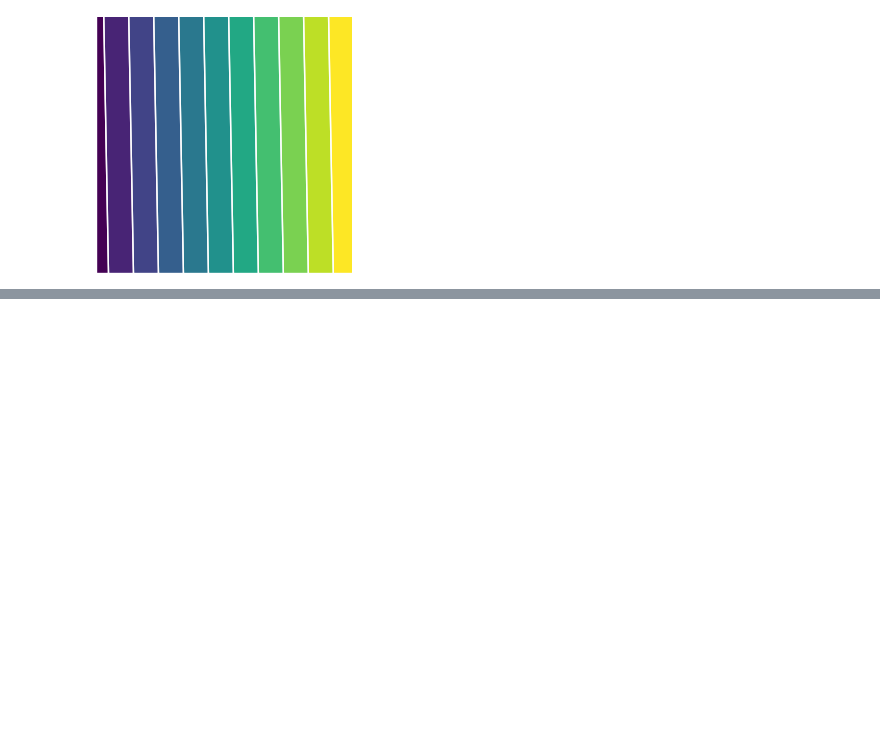
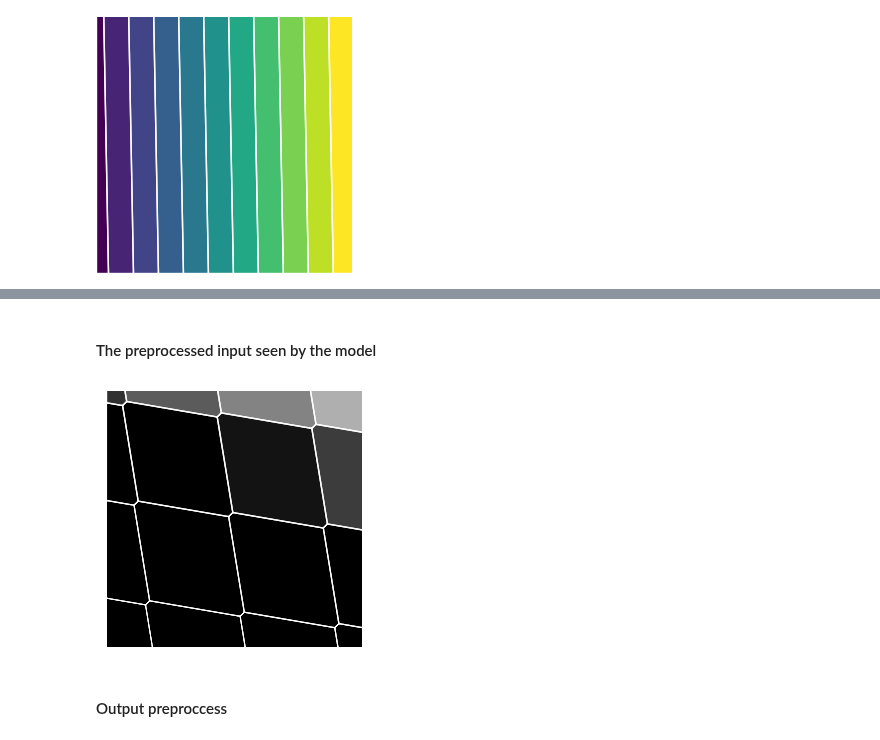
Before and after one commit to KREFT-QS-13/learning-QDs-parameters, a Jupyter notebook: example.ipynb, the cells around one changed output, grey strips where cells are left out. Drawn from its saved outputs; the diff is of its cells as text; code cells hidden in the pictures; blank space fills up the shorter version.

```diff
--- a/example.ipynb
+++ b/example.ipynb
@@ -107,0 +137,11 @@ vec = np.eye(K).reshape(K,-1).T
+# %% [markdown]
+#### The preprocessed input seen by the model
+# %%
+%matplotlib inline
+
+tensor = mu.preprocess_csd(example_csd)
+mu.show_image_from_tensor(tensor)
+# %% [output]
+[figure, added]
+# %% [markdown]
+#### Output preproccess
```
Also changed, not shown: parts of 15 cells of this notebook, 10 other files.
